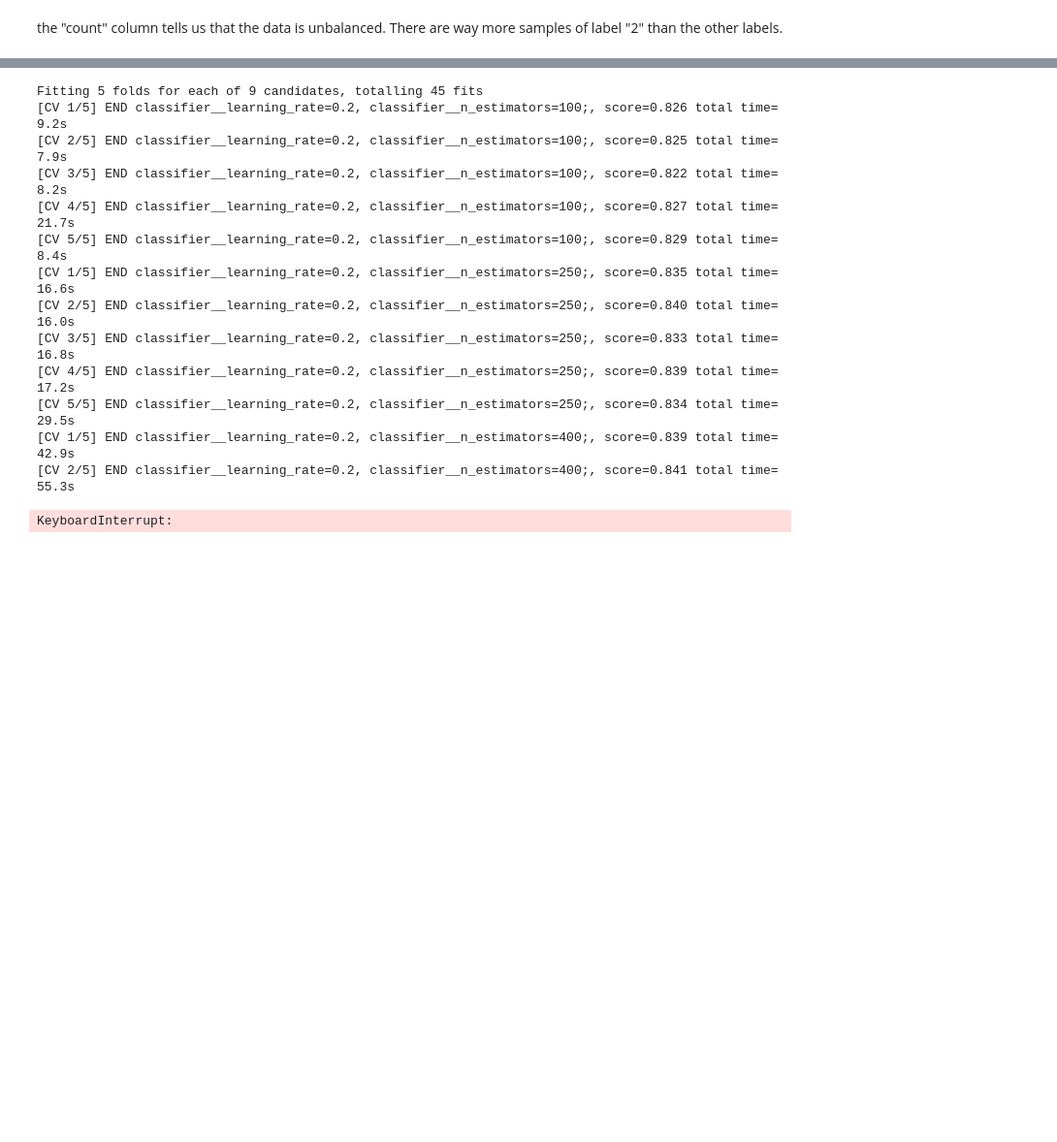
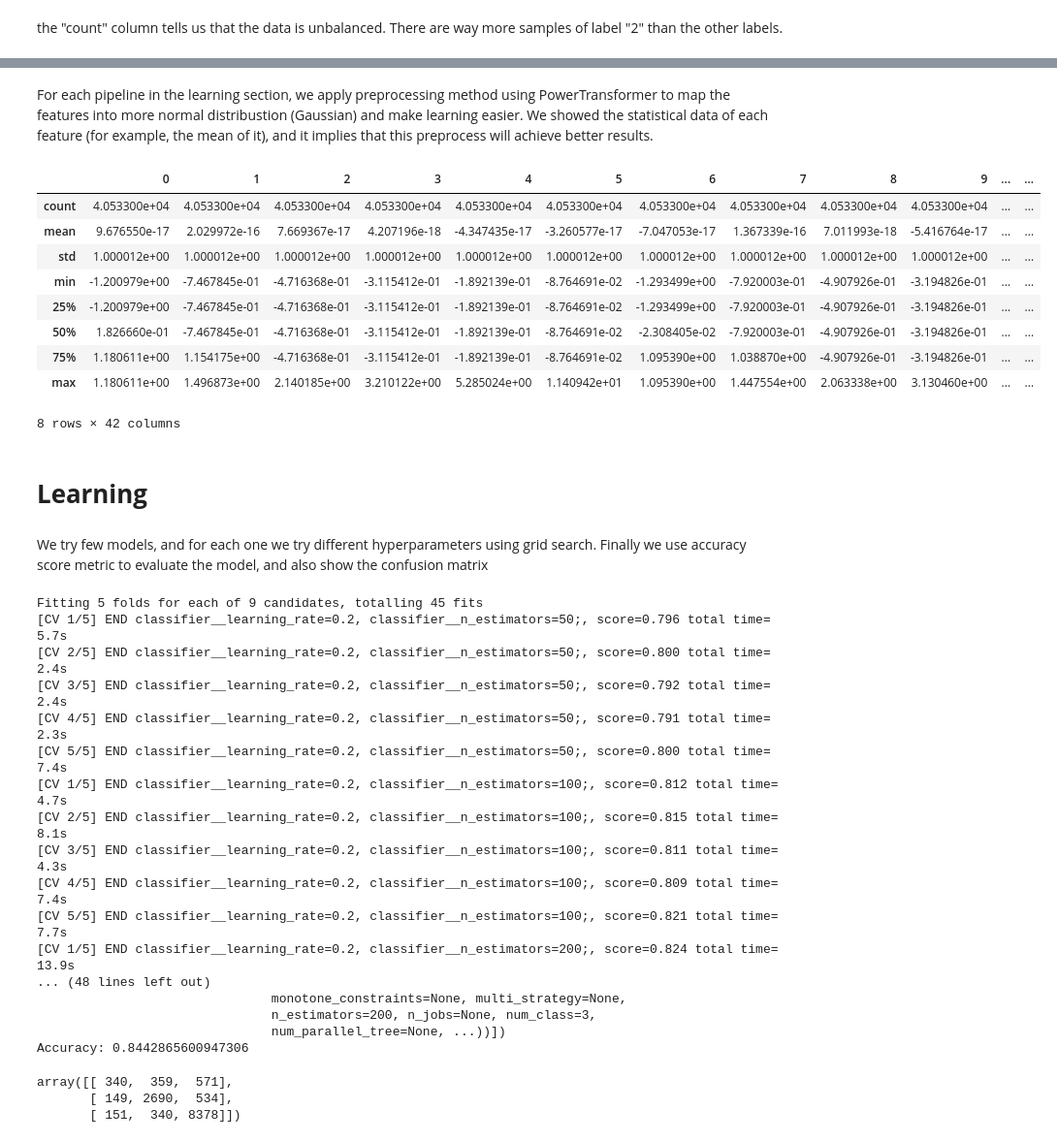
Before and after one commit to guy120494/AppliedMachineLearningCourseBGU, a Jupyter notebook: hw2/experiment.ipynb, the cells around one changed output, grey strips where cells are left out. Shown at 97% size. Cells and saved outputs as stored; diff of their text form; code cells hidden in the pictures; blank space fills up the shorter version.

```diff
--- a/hw2/experiment.ipynb
+++ b/hw2/experiment.ipynb
@@ -73,28 +99,56 @@ test_features, test_labels = test.drop('target', axis=1), test['target']
+# %% [markdown]
+For each pipeline in the learning section, we apply preprocessing method using PowerTransformer to map the features into more normal distribustion (Gaussian) and make learning easier. We showed the statistical data of each feature (for example, the mean of it), and it implies that this preprocess will achieve better results.
+# %%
+# After preprocess, features will be cloder to form of Gaussian distribution
+processed = PowerTransformer(method="yeo-johnson").fit(train_features).transform(train_features)
+pd.DataFrame(processed).describe()
+# %% [output]
+|  | 0 | 1 | 2 | 3 | 4 | 5 | 6 | 7 | 8 | 9 | ... | ... |
+| count | 4.053300e+04 | 4.053300e+04 | 4.053300e+04 | 4.053300e+04 | 4.053300e+04 | 4.053300e+04 | 4.053300e+04 | 4.053300e+04 | 4.053300e+04 | 4.053300e+04 | ... | ... |
+| mean | 9.676550e-17 | 2.029972e-16 | 7.669367e-17 | 4.207196e-18 | -4.347435e-17 | -3.260577e-17 | -7.047053e-17 | 1.367339e-16 | 7.011993e-18 | -5.416764e-17 | ... | ... |
+| std | 1.000012e+00 | 1.000012e+00 | 1.000012e+00 | 1.000012e+00 | 1.000012e+00 | 1.000012e+00 | 1.000012e+00 | 1.000012e+00 | 1.000012e+00 | 1.000012e+00 | ... | ... |
+| min | -1.200979e+00 | -7.467845e-01 | -4.716368e-01 | -3.115412e-01 | -1.892139e-01 | -8.764691e-02 | -1.293499e+00 | -7.920003e-01 | -4.907926e-01 | -3.194826e-01 | ... | ... |
+| 25% | -1.200979e+00 | -7.467845e-01 | -4.716368e-01 | -3.115412e-01 | -1.892139e-01 | -8.764691e-02 | -1.293499e+00 | -7.920003e-01 | -4.907926e-01 | -3.194826e-01 | ... | ... |
+| 50% | 1.826660e-01 | -7.467845e-01 | -4.716368e-01 | -3.115412e-01 | -1.892139e-01 | -8.764691e-02 | -2.308405e-02 | -7.920003e-01 | -4.907926e-01 | -3.194826e-01 | ... | ... |
+| 75% | 1.180611e+00 | 1.154175e+00 | -4.716368e-01 | -3.115412e-01 | -1.892139e-01 | -8.764691e-02 | 1.095390e+00 | 1.038870e+00 | -4.907926e-01 | -3.194826e-01 | ... | ... |
+| max | 1.180611e+00 | 1.496873e+00 | 2.140185e+00 | 3.210122e+00 | 5.285024e+00 | 1.140942e+01 | 1.095390e+00 | 1.447554e+00 | 2.063338e+00 | 3.130460e+00 | ... | ... |
+8 rows × 42 columns
+# %% [markdown]
+# **Learning**
+# %% [markdown]
+We try few models, and for each one we try different hyperparameters using grid search. Finally we use accuracy score metric to evaluate the model, and also show the confusion matrix
 # %%
 # Check XG Boost
-pipe = Pipeline(steps=[('scalar', PowerTransformer(method='yeo-johnson')), ('polynomial_features', PolynomialFeatures()),('classifier', xgb.XGBClassifier(objective='multi:softmax', num_class=3))])
+# We try various learning rates and estimators
+pipe = Pipeline(steps=[('scalar', PowerTransformer(method='yeo-johnson')), ('classifier', xgb.XGBClassifier(objective='multi:softmax', num_class=3))])
 xg_param_space = [{'classifier__learning_rate': [0.2, 0.3, 0.4],
-                 'classifier__n_estimators': [100, 250, 400]}]
-xgb_clf = GridSearchCV(pipe, xg_param_space, verbose=5)
-xgb_clf.fit(train_features, train_labels)
-y_pred = xgb_clf.predict(dev_features)
-print(xgb_clf.best_estimator_)
-print(metrics.accuracy_score(dev_labels, y_pred))
+                 'classifier__n_estimators': [50, 100, 200]}]
+xg_clf = GridSearchCV(pipe, xg_param_space, verbose=5)
+xg_clf.fit(train_features, train_labels)
+y_pred = xg_clf.predict(dev_features)
+print(xg_clf.best_estimator_)
+print("Accuracy:", metrics.accuracy_score(dev_labels, y_pred))
 confusion_matrix(y_true=dev_labels, y_pred=y_pred, labels=[0,1,2])
 # %% [output]
 Fitting 5 folds for each of 9 candidates, totalling 45 fits
-[CV 1/5] END classifier__learning_rate=0.2, classifier__n_estimators=100;, score=0.826 total time=   9.2s
-[CV 2/5] END classifier__learning_rate=0.2, classifier__n_estimators=100;, score=0.825 total time=   7.9s
-[CV 3/5] END classifier__learning_rate=0.2, classifier__n_estimators=100;, score=0.822 total time=   8.2s
-[CV 4/5] END classifier__learning_rate=0.2, classifier__n_estimators=100;, score=0.827 total time=  21.7s
-[CV 5/5] END classifier__learning_rate=0.2, classifier__n_estimators=100;, score=0.829 total time=   8.4s
-[CV 1/5] END classifier__learning_rate=0.2, classifier__n_estimators=250;, score=0.835 total time=  16.6s
-[CV 2/5] END classifier__learning_rate=0.2, classifier__n_estimators=250;, score=0.840 total time=  16.0s
-[CV 3/5] END classifier__learning_rate=0.2, classifier__n_estimators=250;, score=0.833 total time=  16.8s
-[CV 4/5] END classifier__learning_rate=0.2, classifier__n_estimators=250;, score=0.839 total time=  17.2s
-[CV 5/5] END classifier__learning_rate=0.2, classifier__n_estimators=250;, score=0.834 total time=  29.5s
-[CV 1/5] END classifier__learning_rate=0.2, classifier__n_estimators=400;, score=0.839 total time=  42.9s
-[CV 2/5] END classifier__learning_rate=0.2, classifier__n_estimators=400;, score=0.841 total time=  55.3s
+[CV 1/5] END classifier__learning_rate=0.2, classifier__n_estimators=50;, score=0.796 total time=   5.7s
+[CV 2/5] END classifier__learning_rate=0.2, classifier__n_estimators=50;, score=0.800 total time=   2.4s
+[CV 3/5] END classifier__learning_rate=0.2, classifier__n_estimators=50;, score=0.792 total time=   2.4s
+[CV 4/5] END classifier__learning_rate=0.2, classifier__n_estimators=50;, score=0.791 total time=   2.3s
+[CV 5/5] END classifier__learning_rate=0.2, classifier__n_estimators=50;, score=0.800 total time=   7.4s
+[CV 1/5] END classifier__learning_rate=0.2, classifier__n_estimators=100;, score=0.812 total time=   4.7s
+[CV 2/5] END classifier__learning_rate=0.2, classifier__n_estimators=100;, score=0.815 total time=   8.1s
+[CV 3/5] END classifier__learning_rate=0.2, classifier__n_estimators=100;, score=0.811 total time=   4.3s
+[CV 4/5] END classifier__learning_rate=0.2, classifier__n_estimators=100;, score=0.809 total time=   7.4s
+[CV 5/5] END classifier__learning_rate=0.2, classifier__n_estimators=100;, score=0.821 total time=   7.7s
+[CV 1/5] END classifier__learning_rate=0.2, classifier__n_estimators=200;, score=0.824 total time=  13.9s
+... (48 lines left out)
+                               monotone_constraints=None, multi_strategy=None,
+                               n_estimators=200, n_jobs=None, num_class=3,
+                               num_parallel_tree=None, ...))])
+Accuracy: 0.8442865600947306
-KeyboardInterrupt:
+array([[ 340,  359,  571],
+       [ 149, 2690,  534],
+       [ 151,  340, 8378]])
 # %%
 # Check Random Forest
```
Also changed, not shown: parts of 18 cells of this notebook.
